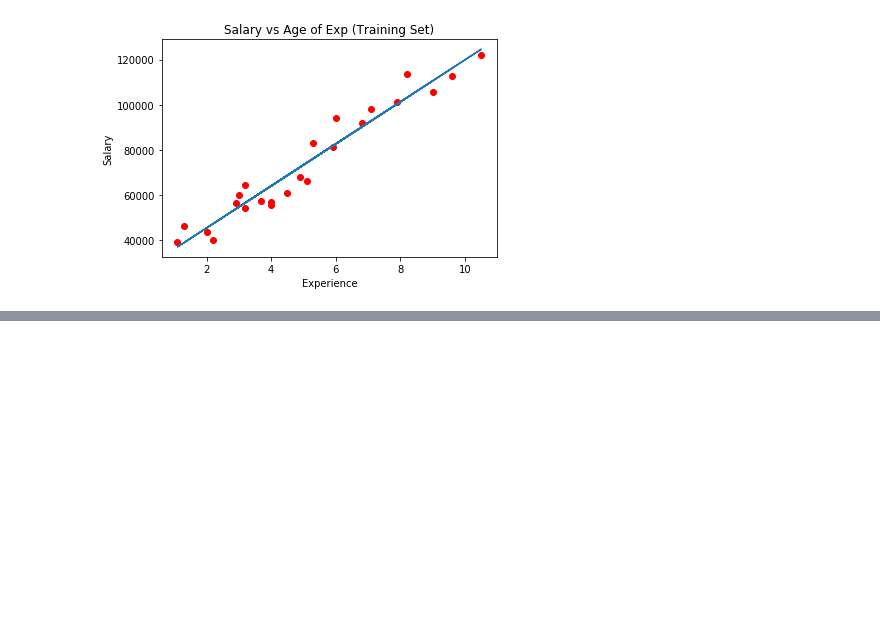
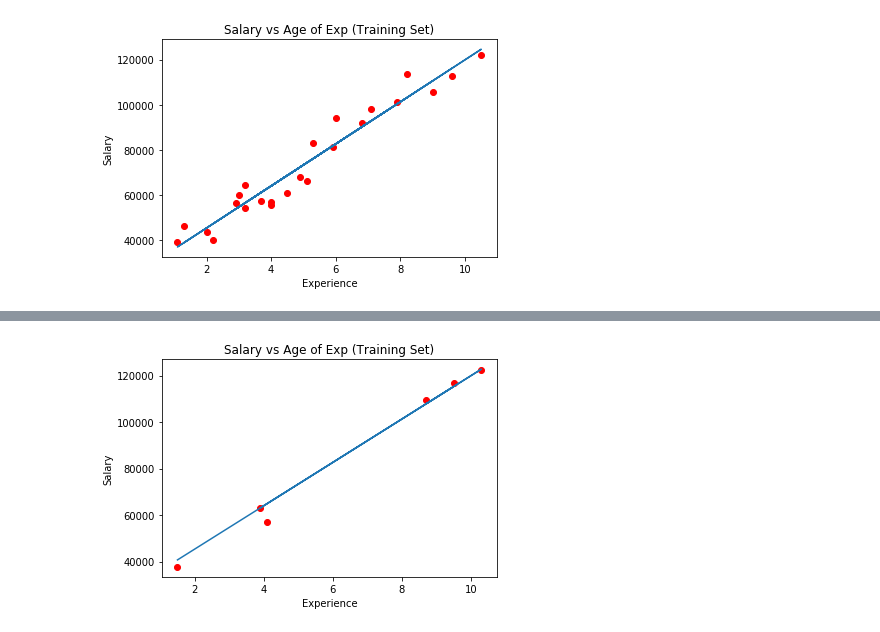
Before and after one commit to Rajathbharadwaj/SuperDataScience, a Jupyter notebook: Machine Learning A-Z/Part 2 - Regression/Section 4 - Simple Linear Regression/Simple_Linear_Regression/Untitled1.ipynb, the cells around one changed output, grey strips where cells are left out. Saved outputs shown, nothing was run; the diff lists cells and outputs as text; code cells hidden in the pictures; blank space fills up the shorter version.

```diff
--- a/Machine Learning A-Z/Part 2 - Regression/Section 4 - Simple Linear Regression/Simple_Linear_Regression/Untitled1.ipynb
+++ b/Machine Learning A-Z/Part 2 - Regression/Section 4 - Simple Linear Regression/Simple_Linear_Regression/Untitled1.ipynb
@@ -57,0 +72,9 @@ plt.show()
+# %%
+plt.scatter(x=X_test, y=y_test, c='red')
+plt.plot(X_test, y_pred)
+plt.title("Salary vs Age of Exp (Training Set)")
+plt.xlabel('Experience')
+plt.ylabel("Salary")
+plt.show()
+# %% [output]
+[figure, added]
```
Also changed, not shown: parts of 2 cells of this notebook, 3 other files.
